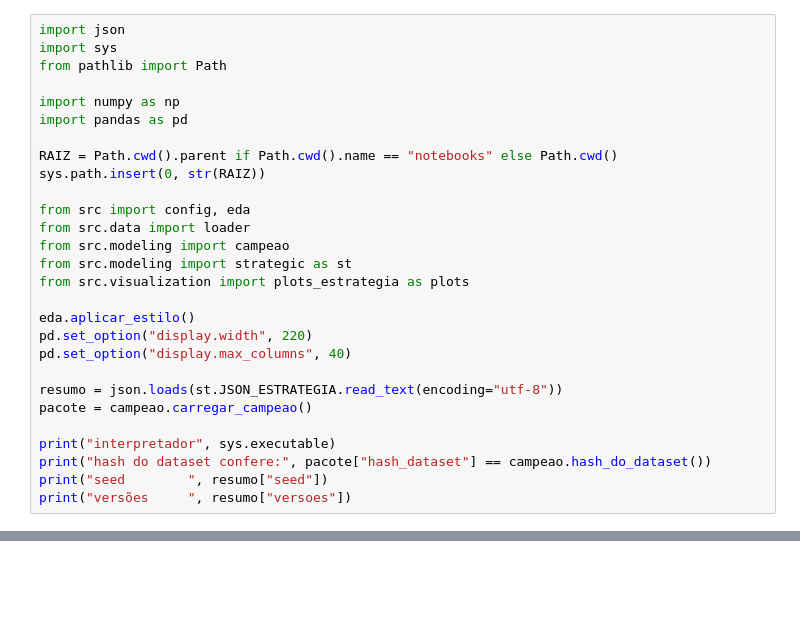
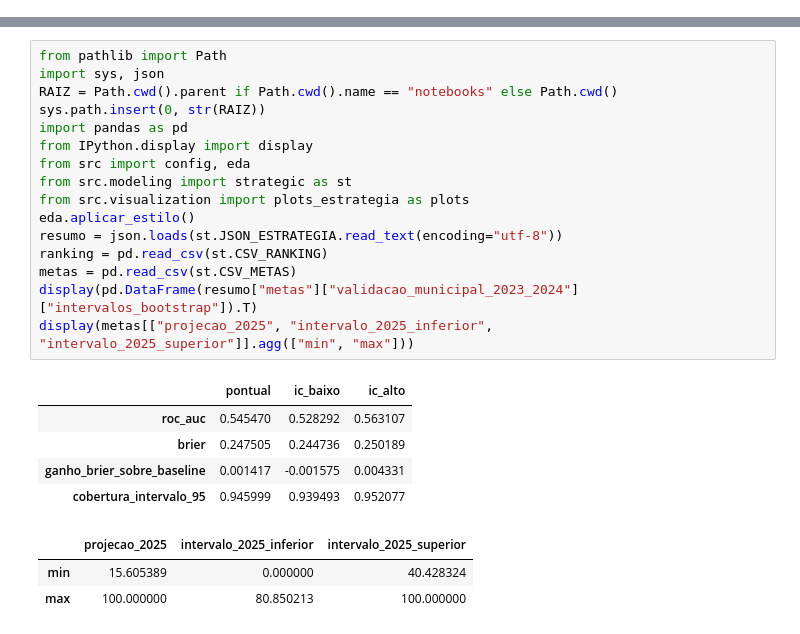
Before and after one commit to LuisLoschi/Fase3_TechChallenge-Predicao-Inteligencia-Analitica-para-Alfabetizacao-no-Brasil, a Jupyter notebook: notebooks/05_aplicacao_estrategica.ipynb, the cells around one changed output, grey strips where cells are left out. Cells and saved outputs as stored; diff of their text form; blank space fills up the shorter version.

```diff
--- a/notebooks/05_aplicacao_estrategica.ipynb
+++ b/notebooks/05_aplicacao_estrategica.ipynb
@@ -10,28 +0,0 @@ Tudo o que aparece aqui vem dos CSV gravados por `python -m src.modeling.strateg
-# %%
-import json
-import sys
-from pathlib import Path
-
-import numpy as np
-import pandas as pd
-
-RAIZ = Path.cwd().parent if Path.cwd().name == "notebooks" else Path.cwd()
-sys.path.insert(0, str(RAIZ))
-
-from src import config, eda
-from src.data import loader
-from src.modeling import campeao
-from src.modeling import strategic as st
-from src.visualization import plots_estrategia as plots
-
-eda.aplicar_estilo()
-pd.set_option("display.width", 220)
-pd.set_option("display.max_columns", 40)
-
-resumo = json.loads(st.JSON_ESTRATEGIA.read_text(encoding="utf-8"))
-pacote = campeao.carregar_campeao()
-
-print("interpretador", sys.executable)
-print("hash do dataset confere:", pacote["hash_dataset"] == campeao.hash_do_dataset())
-print("seed        ", resumo["seed"])
-print("versões     ", resumo["versoes"])
@@ -601,0 +125,25 @@ images/estrategia/11_funil_2030.png
+# %%
+from pathlib import Path
+import sys, json
+RAIZ = Path.cwd().parent if Path.cwd().name == "notebooks" else Path.cwd()
+sys.path.insert(0, str(RAIZ))
+import pandas as pd
+from IPython.display import display
+from src import config, eda
+from src.modeling import strategic as st
+from src.visualization import plots_estrategia as plots
+eda.aplicar_estilo()
+resumo = json.loads(st.JSON_ESTRATEGIA.read_text(encoding="utf-8"))
+ranking = pd.read_csv(st.CSV_RANKING)
+metas = pd.read_csv(st.CSV_METAS)
+display(pd.DataFrame(resumo["metas"]["validacao_municipal_2023_2024"]["intervalos_bootstrap"]).T)
+display(metas[["projecao_2025", "intervalo_2025_inferior", "intervalo_2025_superior"]].agg(["min", "max"]))
+# %% [output]
+|  | pontual | ic_baixo | ic_alto |
+| roc_auc | 0.545470 | 0.528292 | 0.563107 |
+| brier | 0.247505 | 0.244736 | 0.250189 |
+| ganho_brier_sobre_baseline | 0.001417 | -0.001575 | 0.004331 |
+| cobertura_intervalo_95 | 0.945999 | 0.939493 | 0.952077 |
+|  | projecao_2025 | intervalo_2025_inferior | intervalo_2025_superior |
+| min | 15.605389 | 0.000000 | 40.428324 |
+| max | 100.000000 | 80.850213 | 100.000000 |
```
Also changed, not shown: parts of 51 cells of this notebook, 14 other files.
